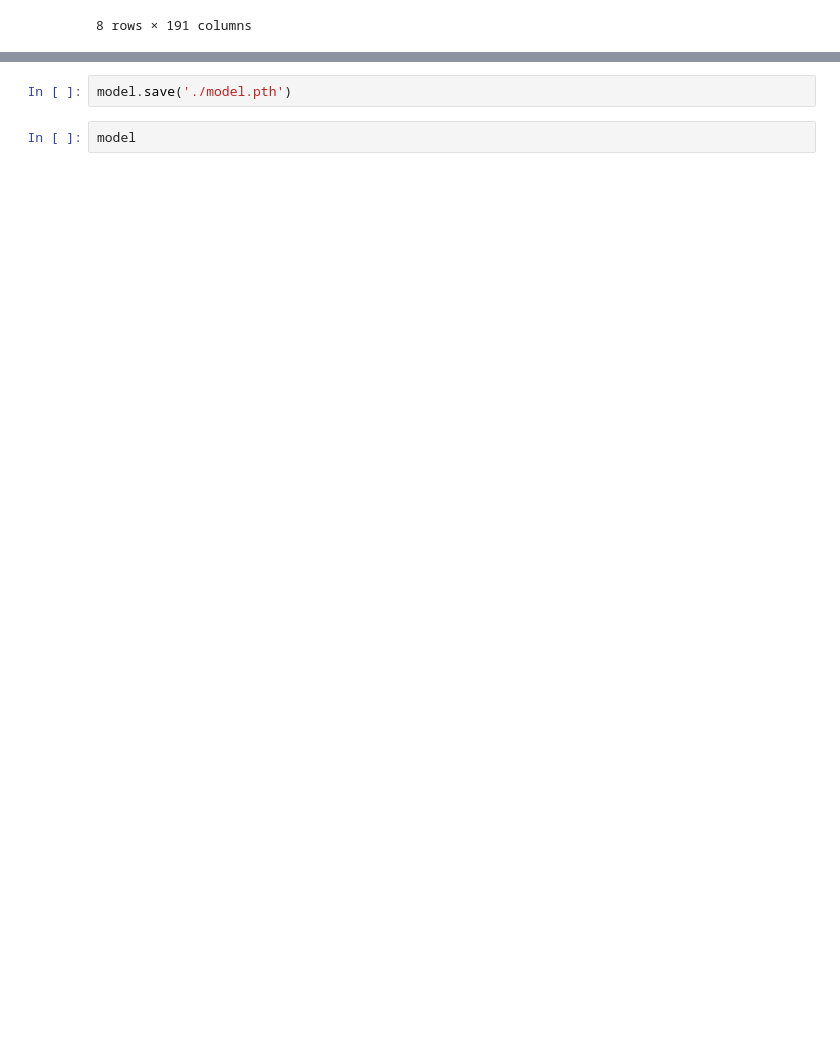
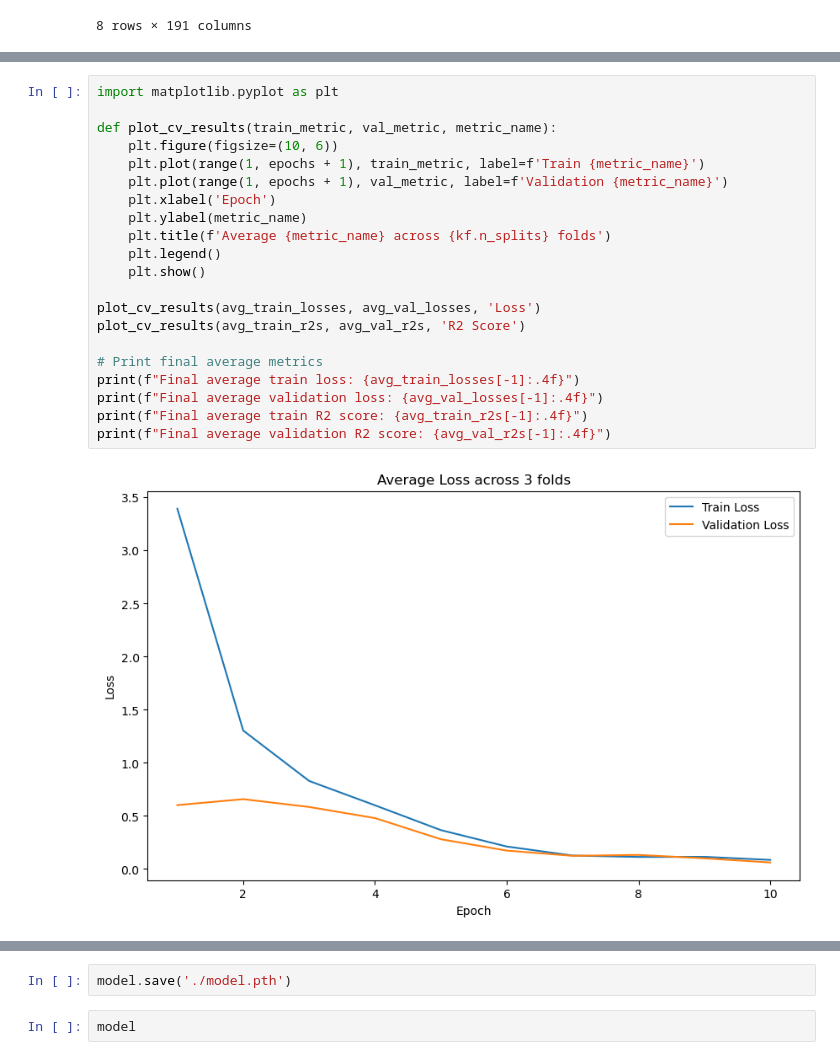
Before and after one commit to Lilly-25/Masters-Thesis, a Jupyter notebook: main_tabular.ipynb, the cells around one changed output, grey strips where cells are left out. Saved outputs shown, nothing was run; the diff lists cells and outputs as text; blank space fills up the shorter version.

```diff
--- a/main_tabular.ipynb
+++ b/main_tabular.ipynb
@@ -123,0 +215,23 @@ trainer.training_plots()
+# %%
+import matplotlib.pyplot as plt
+
+def plot_cv_results(train_metric, val_metric, metric_name):
+    plt.figure(figsize=(10, 6))
+    plt.plot(range(1, epochs + 1), train_metric, label=f'Train {metric_name}')
+    plt.plot(range(1, epochs + 1), val_metric, label=f'Validation {metric_name}')
+    plt.xlabel('Epoch')
+    plt.ylabel(metric_name)
+    plt.title(f'Average {metric_name} across {kf.n_splits} folds')
+    plt.legend()
+    plt.show()
+
+plot_cv_results(avg_train_losses, avg_val_losses, 'Loss')
+plot_cv_results(avg_train_r2s, avg_val_r2s, 'R2 Score')
+
+# Print final average metrics
+print(f"Final average train loss: {avg_train_losses[-1]:.4f}")
+print(f"Final average validation loss: {avg_val_losses[-1]:.4f}")
+print(f"Final average train R2 score: {avg_train_r2s[-1]:.4f}")
+print(f"Final average validation R2 score: {avg_val_r2s[-1]:.4f}")
+# %% [output]
+[figure, added]
```
Also changed, not shown: parts of 84 cells of this notebook.
